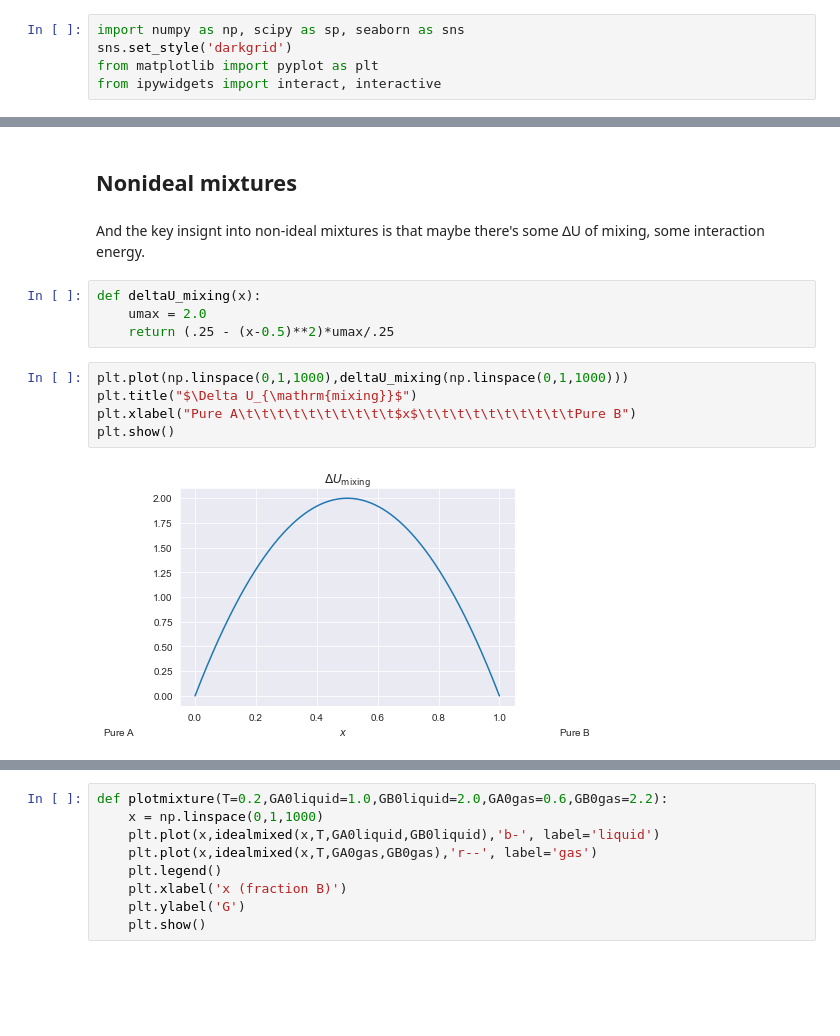
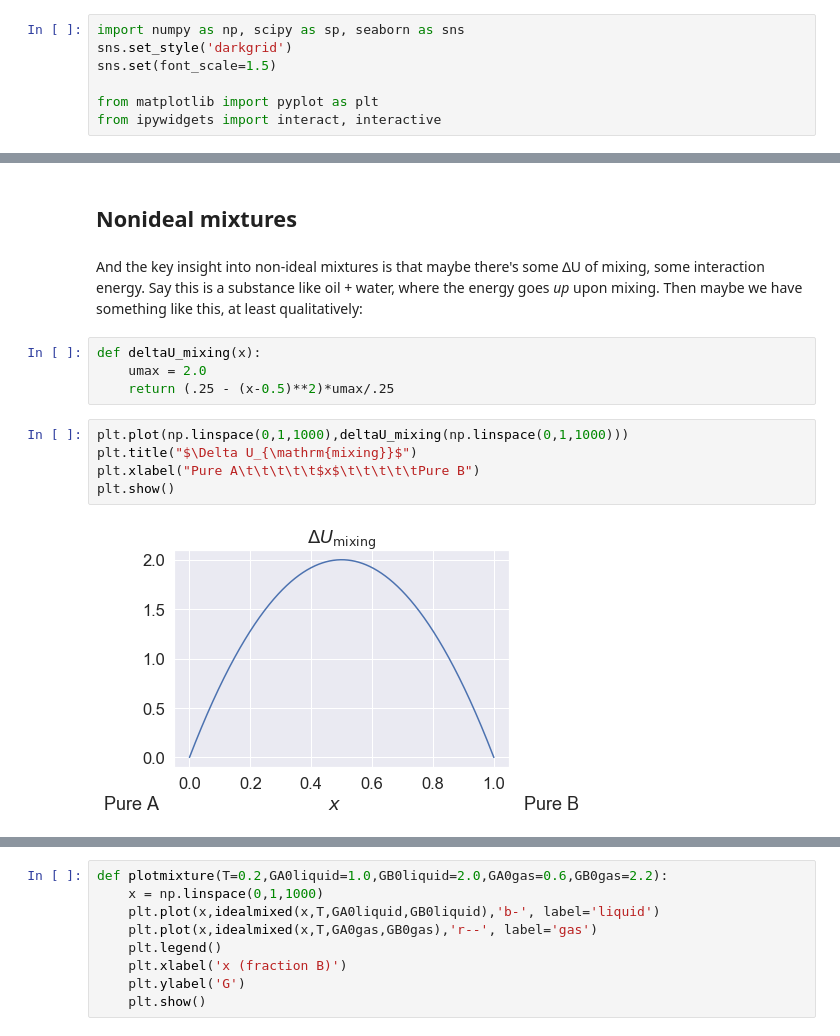
Before and after one commit to mglerner/IntroToStatMechAndThermal, a Jupyter notebook: Chapter5/PhaseTransformationsOfMixtures_QuickTour.ipynb, the cells around one changed output, grey strips where cells are left out. Drawn from its saved outputs; the diff is of its cells as text; blank space fills up the shorter version.

```diff
--- a/Chapter5/PhaseTransformationsOfMixtures_QuickTour.ipynb
+++ b/Chapter5/PhaseTransformationsOfMixtures_QuickTour.ipynb
@@ -1,6 +1,8 @@
 # %%
 import numpy as np, scipy as sp, seaborn as sns
 sns.set_style('darkgrid')
+sns.set(font_scale=1.5)
+
 from matplotlib import pyplot as plt
 from ipywidgets import interact, interactive
 # %% [markdown]
@@ -67,7 +73,7 @@ Let's choose some values to look like Fig 5.30
 # %% [markdown]
 ## Nonideal mixtures
 # %% [markdown]
-And the key insignt into non-ideal mixtures is that maybe there's some ∆U of mixing, some interaction energy.
+And the key insight into non-ideal mixtures is that maybe there's some ∆U of mixing, some interaction energy. Say this is a substance like oil + water, where the energy goes _up_ upon mixing. Then maybe we have something like this, at least qualitatively:
 # %%
 def deltaU_mixing(x):
     umax = 2.0
@@ -75,10 +81,10 @@ def deltaU_mixing(x):
 # %%
 plt.plot(np.linspace(0,1,1000),deltaU_mixing(np.linspace(0,1,1000)))
 plt.title("$\Delta U_{\mathrm{mixing}}$")
-plt.xlabel("Pure A\t\t\t\t\t\t\t\t\t\t$x$\t\t\t\t\t\t\t\t\t\tPure B")
+plt.xlabel("Pure A\t\t\t\t\t$x$\t\t\t\t\tPure B")
 plt.show()
 # %% [output]
-[figure, old version]
+[figure, new version]
 # %%
 def nonidealmixed(x,T):
     return idealmixed(x,T) + deltaU_mixing(x)
```
Also changed, not shown: parts of 19 cells of this notebook, 9 other files.
